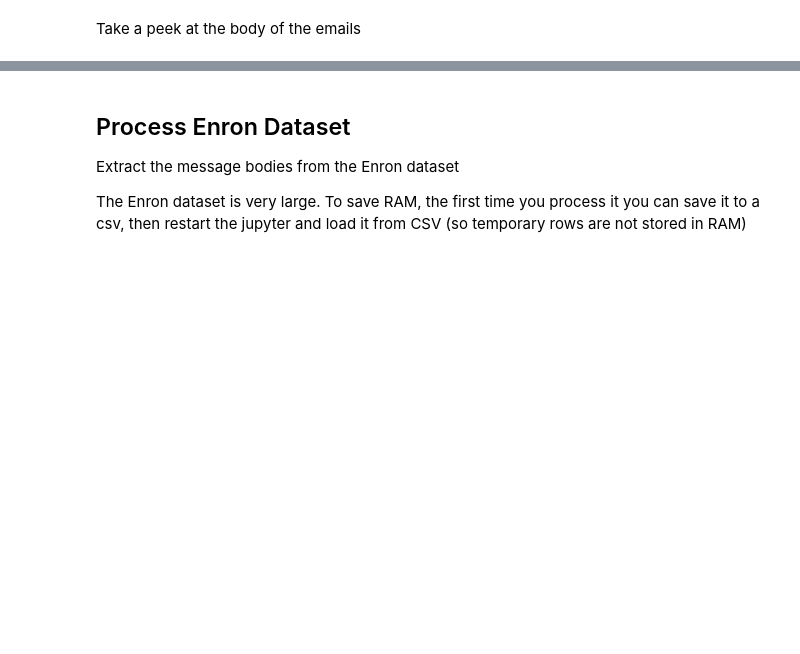
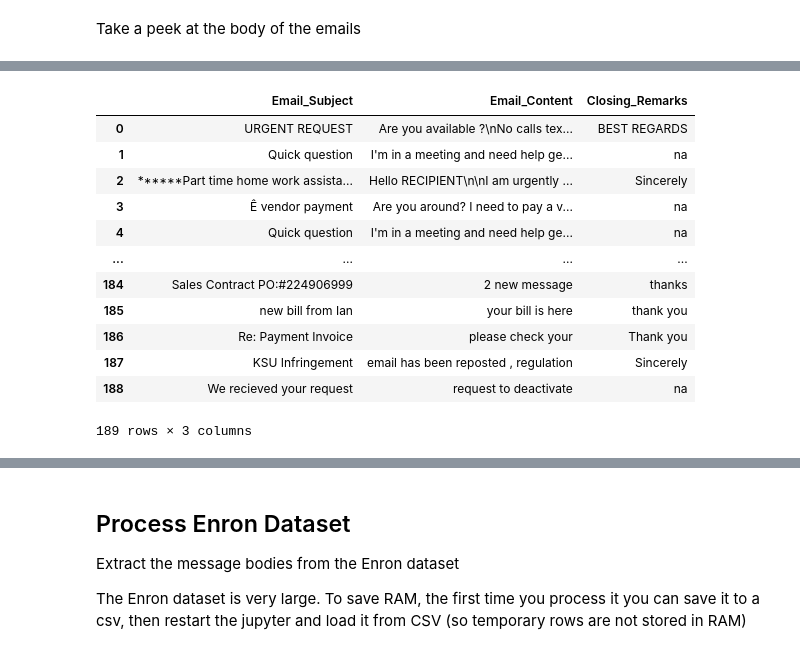
Before and after one commit to Twigonometry/Phishing-ML, a Jupyter notebook: classif.ipynb, the cells around one changed output, grey strips where cells are left out. Drawn from its saved outputs; the diff is of its cells as text; code cells hidden in the pictures; blank space fills up the shorter version.

Commit message:
Ingest Sharma dataset

```diff
--- a/classif.ipynb
+++ b/classif.ipynb
@@ -115,0 +96,18 @@ dfSpam.head()
+# %%
+dfEdu = pd.read_csv('./educational-institute-dataset/PhishingEmailData.csv', encoding="ISO-8859-1", usecols=['Email_Subject', 'Email_Content', 'Closing_Remarks'])
+# %%
+dfEdu
+# %% [output]
+|  | Email_Subject | Email_Content | Closing_Remarks |
+| 0 | URGENT REQUEST | Are you available ?\nNo calls tex... | BEST REGARDS |
+| 1 | Quick question | I'm in a meeting and need help ge... | na |
+| 2 | ******Part time home work assista... | Hello RECIPIENT\n\nI am urgently ... | Sincerely |
+| 3 | Ê vendor payment | Are you around? I need to pay a v... | na |
+| 4 | Quick question | I'm in a meeting and need help ge... | na |
+| ... | ... | ... | ... |
+| 184 | Sales Contract PO:#224906999 | 2 new message | thanks |
+| 185 | new bill from Ian | your bill is here | thank you |
+| 186 | Re: Payment Invoice | please check your | Thank you |
+| 187 | KSU Infringement | email has been reposted , regulation | Sincerely |
+| 188 | We recieved your request | request to deactivate | na |
+189 rows × 3 columns
```
Also changed, not shown: parts of 5 cells of this notebook, 1 other file.
